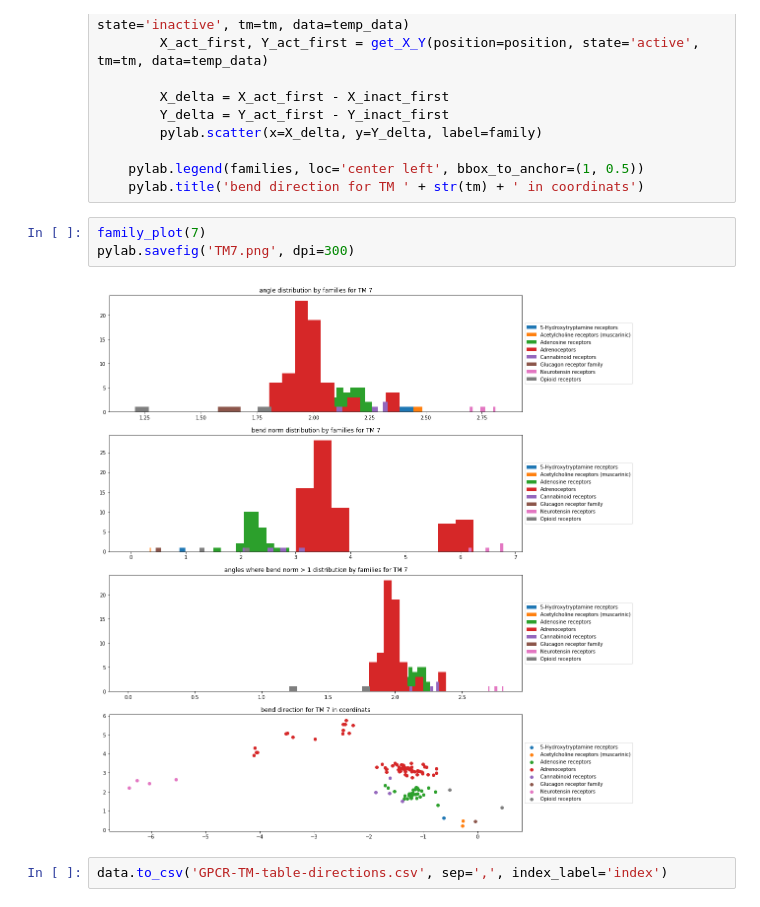
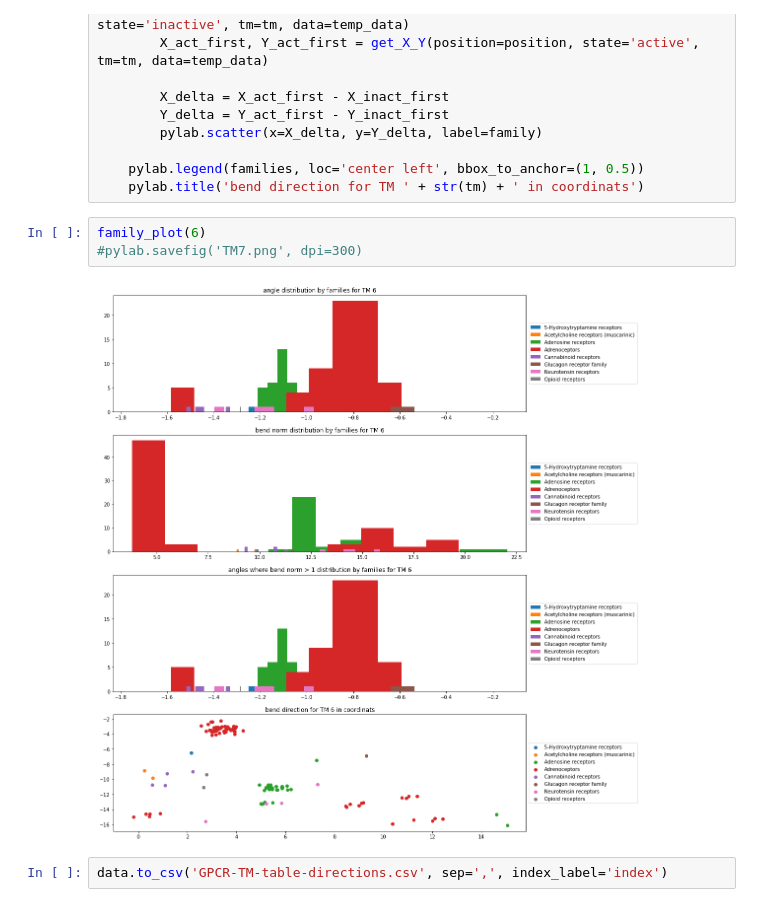
Before and after one commit to andrii-kurdiuk/GPCRSampling, a Jupyter notebook: DataAnalysis/directions_analysis.ipynb, the cells around one changed output. Cells and saved outputs as stored; diff of their text form.

```diff
--- a/DataAnalysis/directions_analysis.ipynb
+++ b/DataAnalysis/directions_analysis.ipynb
@@ -217,9 +220,9 @@ def family_plot(tm):
     pylab.legend(families, loc='center left', bbox_to_anchor=(1, 0.5))
     pylab.title('bend direction for TM ' + str(tm) + ' in coordinats')
 # %%
-family_plot(7)
-pylab.savefig('TM7.png', dpi=300)
+family_plot(6)
+#pylab.savefig('TM7.png', dpi=300)
 # %% [output]
-[figure, old version]
+[figure, new version]
 # %%
 data.to_csv('GPCR-TM-table-directions.csv', sep=',', index_label='index')
```
Also changed, not shown: parts of 4 cells of this notebook.
